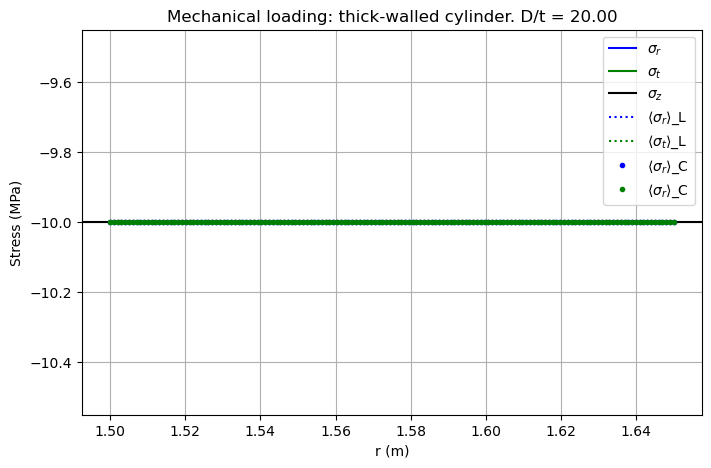
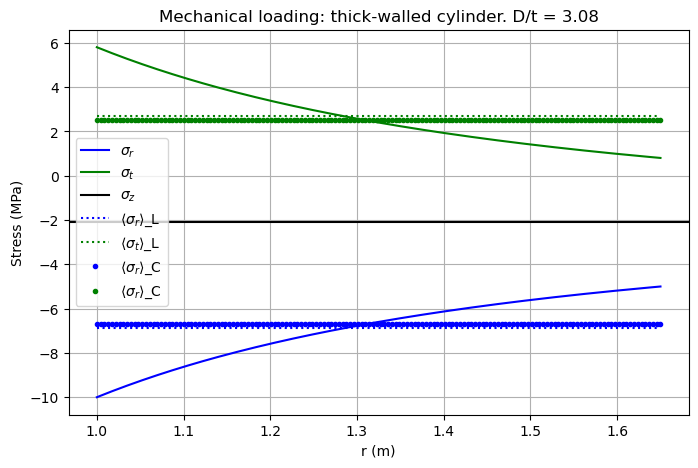
The notebook cell's code change between the first figure and the second:
--- before
+++ after
@@ -9,5 +9,5 @@
 alpha = 1e-5    # Linear thermal expansion coefficient (1/K)
 
-Ri = 1.50       # inner radius (m)
+Ri = 1.00       # inner radius (m)
 Ro = 1.65       # outer radius (m)
 
@@ -15,5 +15,5 @@
 
 pi = 10e6       # internal pressure (Pa)
-po = 10e6       # external pressure (Pa)
+po = 5e6       # external pressure (Pa)
 
 # radial coordinate
@@ -55,9 +55,9 @@
 
 ax.plot(rvals, sigma_r_mech / 1e6, "b-", label=r"$\sigma_r$")
-ax.plot(rvals, sigma_t_mech / 1e6, "g-", label=r"$\sigma_t$")
+ax.plot(rvals, sigma_t_mech / 1e6, "g-", label=r"$\sigma_\vartheta$")
 ax.axhline(sigma_z_mech / 1e6, color="k", label=r"$\sigma_z$")
 
 ax.plot(rvals, sigma_r_mech_lin / 1e6, "b:", label=r"$\langle \sigma_r \rangle$_L")
-ax.plot(rvals, sigma_t_mech_lin / 1e6, "g:", label=r"$\langle \sigma_t \rangle$_L")
+ax.plot(rvals, sigma_t_mech_lin / 1e6, "g:", label=r"$\langle \sigma_\vartheta \rangle$_L")
 
 ax.plot(rvals, sigma_r_mech_cyl / 1e6, "b.", label=r"$\langle \sigma_r \rangle$_C")

Commit: upda